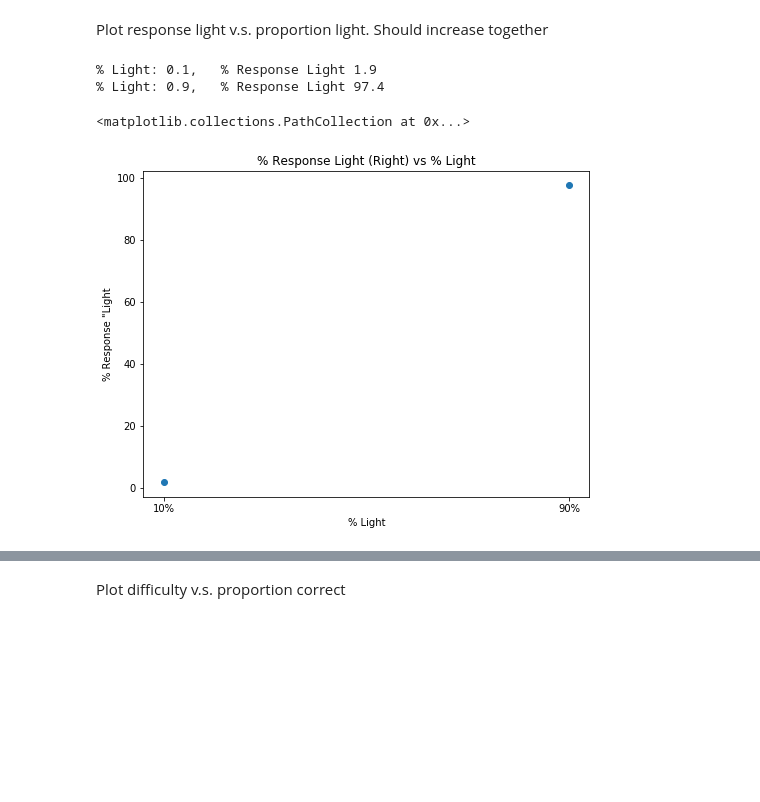
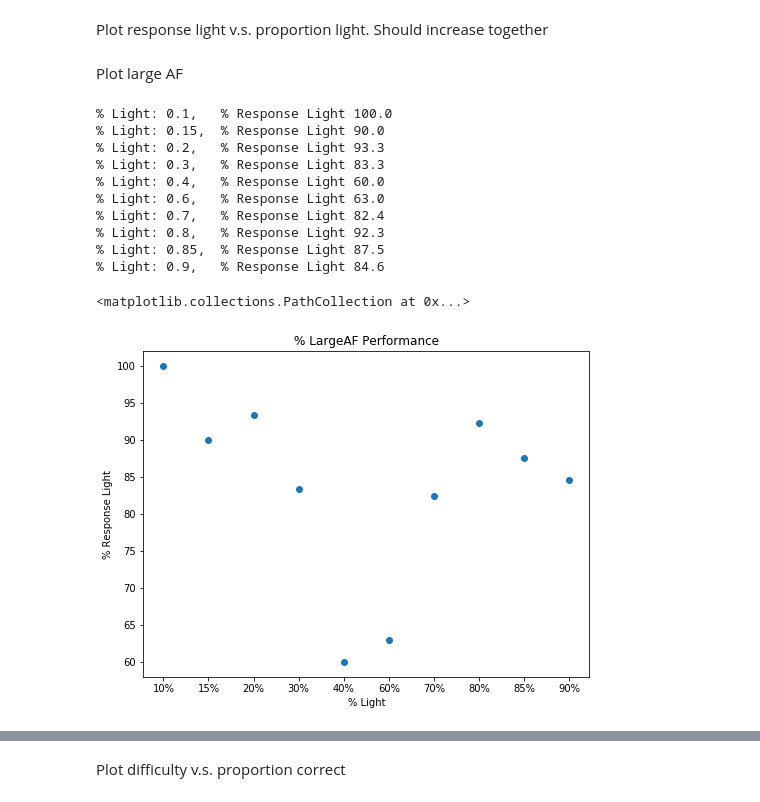
Before and after one commit to sumiyaabdi/PRF_Experiment_Checkers, a Jupyter notebook: Experiment/analysis/analysis.ipynb, the cells around one changed output, grey strips where cells are left out. Saved outputs shown, nothing was run; the diff lists cells and outputs as text; code cells hidden in the pictures; blank space fills up the shorter version.

```diff
--- a/Experiment/analysis/analysis.ipynb
+++ b/Experiment/analysis/analysis.ipynb
@@ -30,6 +34,7 @@ In psychophysics task participants respond to each trial indicating whether the
 # %%
-f_names = glob.glob("logs/psychophys/*/*.tsv")
+wd = os.getcwd()
+f_names = glob.glob(f"{wd}/logs/psychophys/*/*.tsv")
 all_logs = load_data(f_names)
-all_logs[all_logs.run == '2'].head(10)
+all_logs[all_logs.event_type == 'response']
 # %% [output]
 |  | trial_nr | onset | event_type | phase | response | nr_frames | color_balance | fix_intensity | onset_abs | ... |
@@ -71,5 +94,0 @@ false_right: 0.017094017094017096
-# %%
-df.loc[np.hstack((true_left,true_right)), 'correct'] = 1
-df.loc[np.hstack((false_left,false_right)), 'correct'] = 0
-df = df.dropna() # drop where color balance = 0.5
-df.head()
@@ -83,21 +95,36 @@ df.head()
 # %% [markdown]
 Plot response light v.s. proportion light. Should increase together
+# %% [markdown]
+Plot large AF
 # %%
-difficulties = sorted(df[(df.run == '2')].color_balance.unique())
+df_l = df[df.run == '3']
+difficulties = sorted(df_l[(df_l.run == '3')].color_balance.unique())
 proportions = []
 
 for diff in difficulties:
-    print(f'% Light: {diff}, \t% Response Light {round(len(df[(df.color_balance == diff) & (df.response == "right")]) / len(df[df.color_balance == diff]) *100,1)}')
-    proportions.append(len(df[(df.color_balance == diff) & (df.response == "right")]) / len(df[df.color_balance == diff]) *100)
+    print(f'% Light: {diff}, \t% Response Light {round(len(df_l[(df_l.color_balance == diff) & (df_l.correct_l == 1)]) / len(df_l[df_l.color_balance == diff]) *100,1)}')
+    proportions.append(len(df_l[(df_l.color_balance == diff) & (df_l.correct_l == 1)]) / len(df_l[df_l.color_balance == diff]) *100)
+#     print(f'% Light: {diff}, \t% Response Light {round(len(df[(df.color_balance == diff) & (df.response == "right")]) / len(df[df.color_balance == diff]) *100,1)}')
+#     proportions.append(len(df[(df.color_balance == diff) & (df.response == "right")]) / len(df[df.color_balance == diff]) *100)
+
+largeAFx, largeAFy = difficulties, proportions
 
 fig, axs = plt.subplots(1,1, figsize=(8,6))
 
-axs.set_title('% Response Light (Right) vs % Light')
-axs.set_ylabel('% Response "Light')
+axs.set_title('% LargeAF Performance')
+axs.set_ylabel('% Response Light')
 axs.set_xlabel('% Light')
 axs.scatter([f'{int(i*100)}%' for i in difficulties],proportions)
 # %% [output]
-% Light: 0.1,   % Response Light 1.9
-% Light: 0.9,   % Response Light 97.4
+% Light: 0.1,   % Response Light 100.0
+% Light: 0.15,  % Response Light 90.0
+% Light: 0.2,   % Response Light 93.3
+% Light: 0.3,   % Response Light 83.3
+% Light: 0.4,   % Response Light 60.0
+% Light: 0.6,   % Response Light 63.0
+% Light: 0.7,   % Response Light 82.4
+% Light: 0.8,   % Response Light 92.3
+% Light: 0.85,  % Response Light 87.5
+% Light: 0.9,   % Response Light 84.6
 <matplotlib.collections.PathCollection at 0x...>
-[figure, old version]
+[figure, new version]
```
Also changed, not shown: parts of 15 cells of this notebook, 1 other file.
